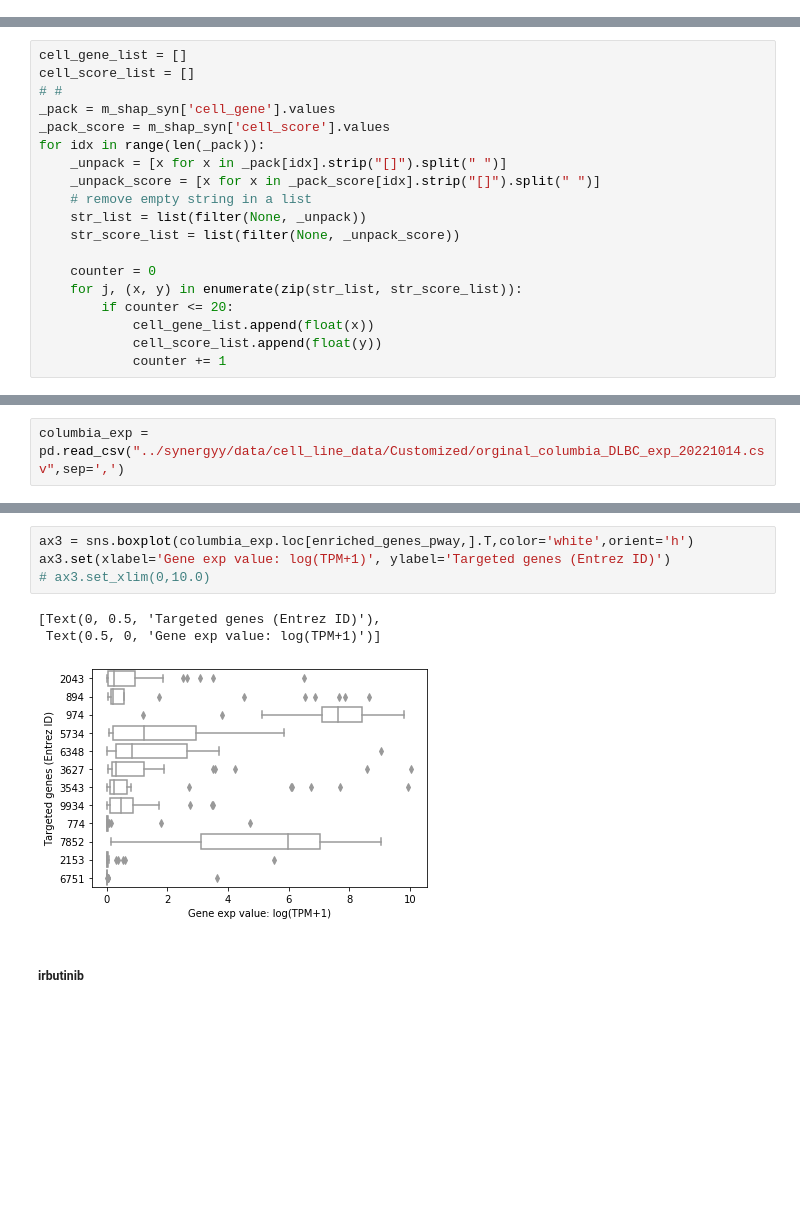
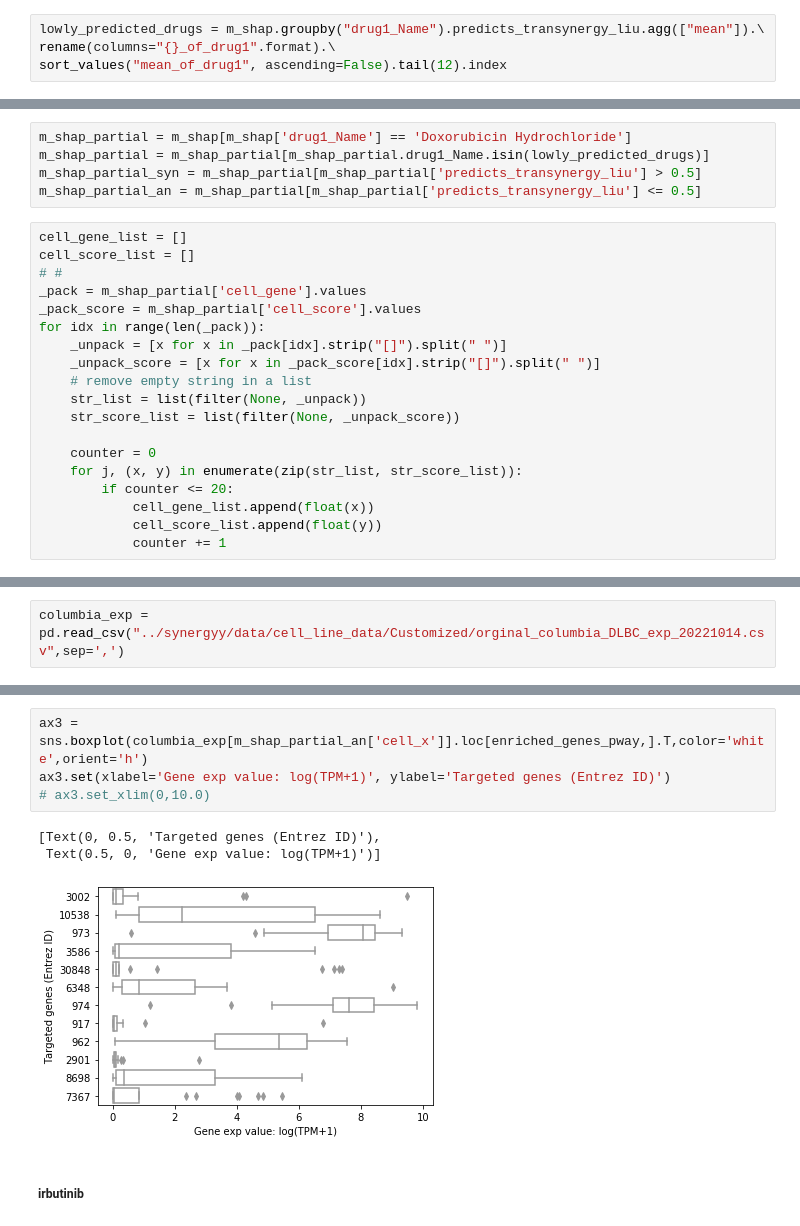
Before and after one commit to Mew233/clinicaltrials.gov, a Jupyter notebook: shapley.ipynb, the cells around one changed output, grey strips where cells are left out. Saved outputs shown, nothing was run; the diff lists cells and outputs as text; blank space fills up the shorter version.

```diff
--- a/shapley.ipynb
+++ b/shapley.ipynb
@@ -264,0 +265,4 @@ m_shap_syn = m_shap[m_shap.drug1_Name.isin(highly_predicted_drugs)]
+# %%
+lowly_predicted_drugs = m_shap.groupby("drug1_Name").predicts_transynergy_liu.agg(["mean"]).\
+rename(columns="{}_of_drug1".format).\
+sort_values("mean_of_drug1", ascending=False).tail(12).index
@@ -265,9 +276,14 @@ m_shap_syn = m_shap[m_shap.drug1_Name.isin(highly_predicted_drugs)]
+# %%
+m_shap_partial = m_shap[m_shap['drug1_Name'] == 'Doxorubicin Hydrochloride']
+m_shap_partial = m_shap_partial[m_shap_partial.drug1_Name.isin(lowly_predicted_drugs)]
+m_shap_partial_syn = m_shap_partial[m_shap_partial['predicts_transynergy_liu'] > 0.5]
+m_shap_partial_an = m_shap_partial[m_shap_partial['predicts_transynergy_liu'] <= 0.5]
 # %%
 cell_gene_list = []
 cell_score_list = []
 # #
-_pack = m_shap_syn['cell_gene'].values
-_pack_score = m_shap_syn['cell_score'].values
+_pack = m_shap_partial['cell_gene'].values
+_pack_score = m_shap_partial['cell_score'].values
 for idx in range(len(_pack)):
     _unpack = [x for x in _pack[idx].strip("[]").split(" ")]
     _unpack_score = [x for x in _pack_score[idx].strip("[]").split(" ")]
@@ -375,11 +392,11 @@ columbia_exp.loc[enriched_genes_pway,]
 # %%
-ax3 = sns.boxplot(columbia_exp.loc[enriched_genes_pway,].T,color='white',orient='h')
+ax3 = sns.boxplot(columbia_exp[m_shap_partial_an['cell_x']].loc[enriched_genes_pway,].T,color='white',orient='h')
 ax3.set(xlabel='Gene exp value: log(TPM+1)', ylabel='Targeted genes (Entrez ID)')
 # ax3.set_xlim(0,10.0)
 # %% [output]
 [Text(0, 0.5, 'Targeted genes (Entrez ID)'),
  Text(0.5, 0, 'Gene exp value: log(TPM+1)')]
-[figure, old version]
+[figure, new version]
 # %% [markdown]
 ##### irbutinib
 # %%
```
Also changed, not shown: parts of 9 cells of this notebook, 2 other files.
